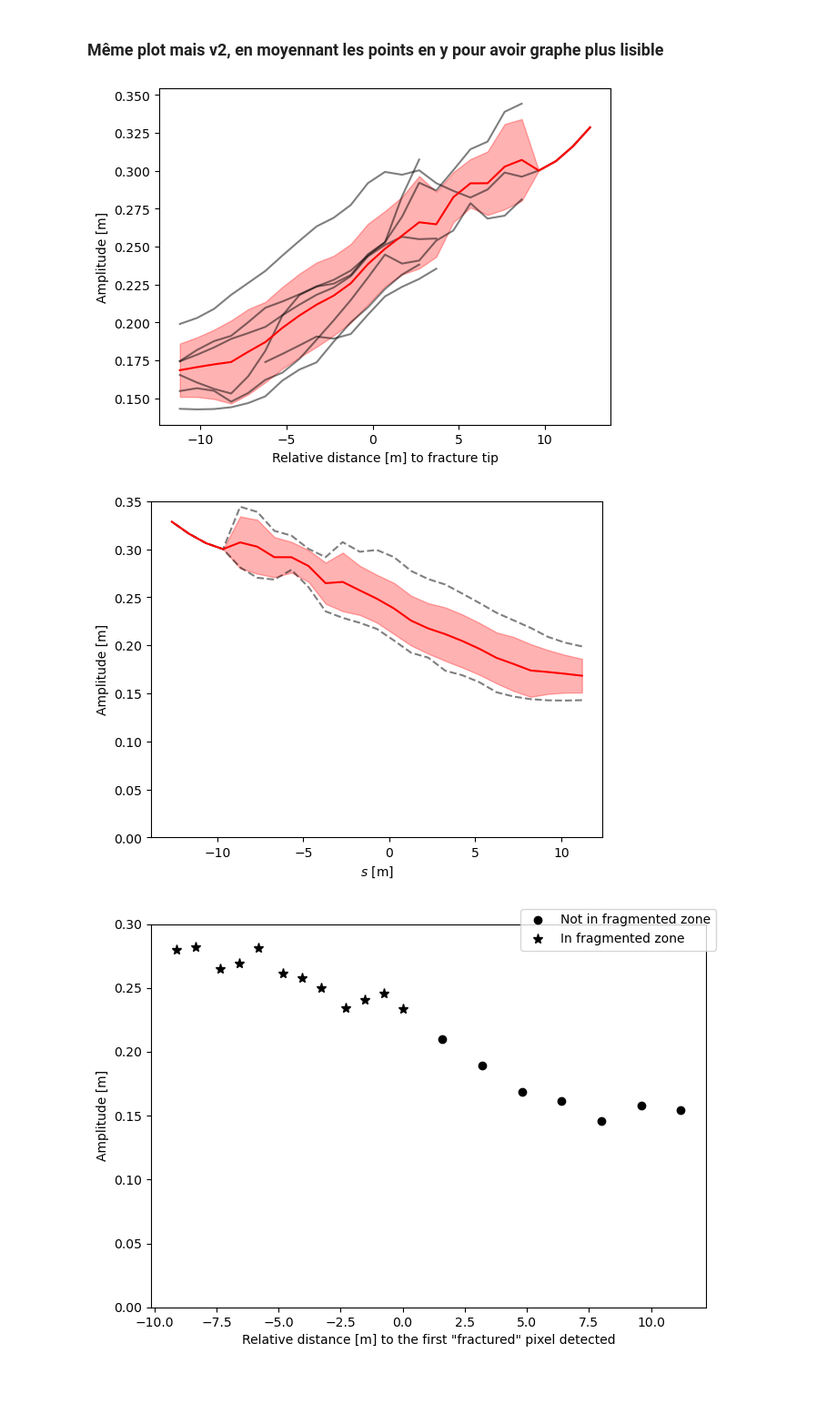
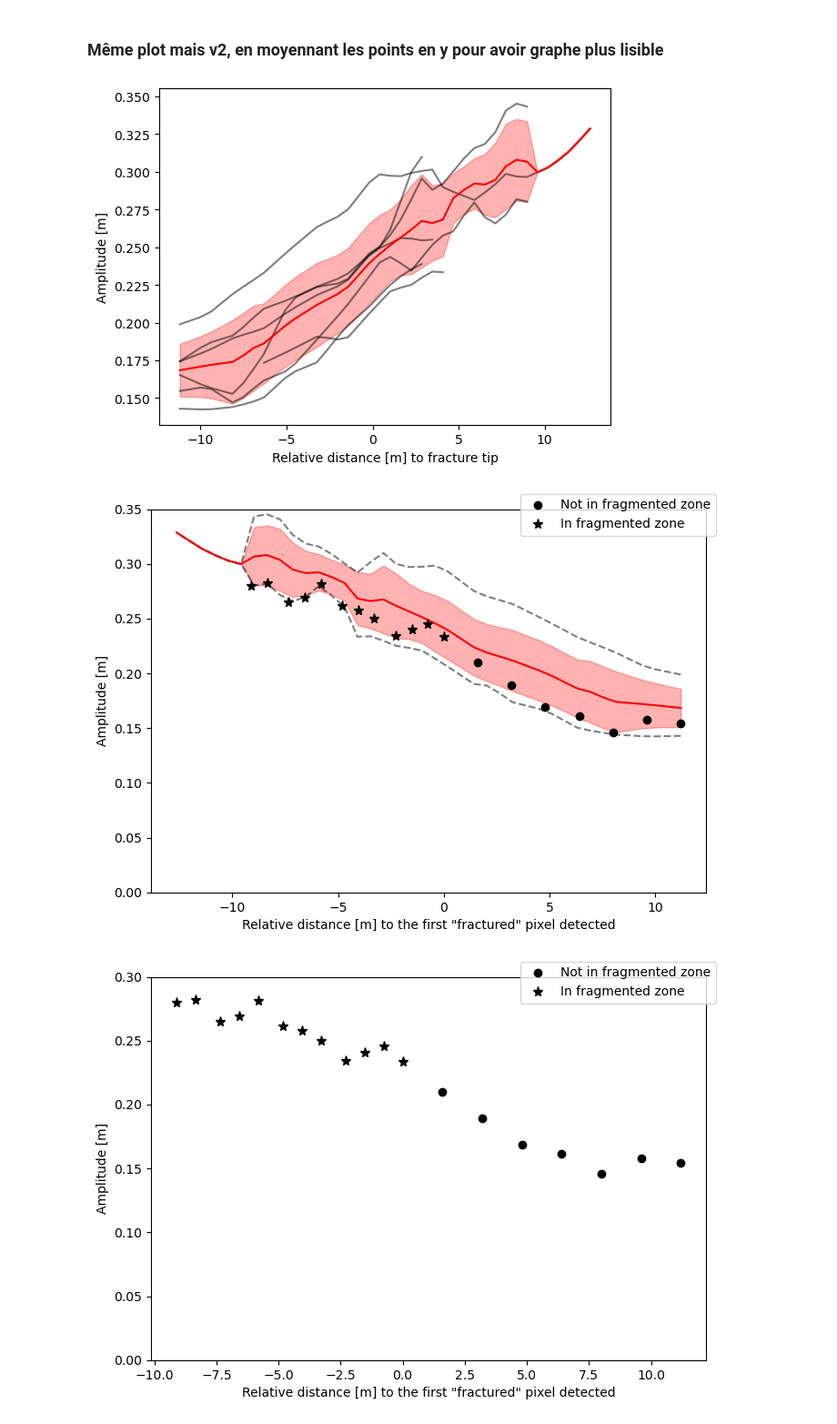
Before and after one commit to Turbotice/icewave, a Jupyter notebook: icewave/vasco/field/SagWin2024/fracture_wake_boat/drones/figures_article/fig_plot_final_kappa.ipynb, the cells around one changed output. Shown at 91% size. Saved outputs shown, nothing was run; the diff lists cells and outputs as text; code cells hidden in the pictures; blank space fills up the shorter version.

```diff
--- a/icewave/vasco/field/SagWin2024/fracture_wake_boat/drones/figures_article/fig_plot_final_kappa.ipynb
+++ b/icewave/vasco/field/SagWin2024/fracture_wake_boat/drones/figures_article/fig_plot_final_kappa.ipynb
@@ -211,7 +211,7 @@ for k in all_datapoints:
     if np.max(x2interp)>all_interpfunctions['xmax_absolute']:
         all_interpfunctions['xmax_absolute'] = np.max(x2interp)
 # %%
-nb_xvals = 25
+nb_xvals = 40
 xvals = np.linspace(all_interpfunctions['xmin_absolute'], all_interpfunctions['xmax_absolute'], nb_xvals)
 xvals2plot = xvals * (1/facq_x)
 
@@ -242,25 +242,57 @@ plt.ylabel('Amplitude [m]')
 plt.xlabel('Relative distance [m] to fracture tip')
 plt.show()
 # %% [output]
-[figure, old version]
+[figure, new version]
 # %%
 # plot pour tester
-plt.figure()
-plt.plot(-xvals2plot, np.nanmax(matrix_interp, axis=0),'--k',alpha=0.5)
-plt.plot(-xvals2plot, np.nanmin(matrix_interp, axis=0),'--k',alpha=0.5)
+fig, ax = plt.subplots(1,1,figsize=(7,5))
+ax.plot(-xvals2plot, np.nanmax(matrix_interp, axis=0),'--k',alpha=0.5)
+ax.plot(-xvals2plot, np.nanmin(matrix_interp, axis=0),'--k',alpha=0.5)
 
 mean_amplitude = np.nanmean(matrix_interp,axis=0)
 std_amplitude = np.nanstd(matrix_interp,axis=0)
 
-plt.plot(-xvals2plot, mean_amplitude, color='r')
-plt.fill_between(- xvals2plot, mean_amplitude-std_amplitude, mean_amplitude+std_amplitude, color='r', alpha=0.3)
-plt.ylabel('Amplitude [m]')
-plt.xlabel(r'$s$ [m]')
-plt.ylim(0, 0.35)
-plt.savefig('C:/Users/Vasco Zanchi/Desktop/presentations/reunions_hebdo/figures_data_article/Ac_vs_s_allcracks_interpolated.pdf', dpi=600)
+ax.plot(-xvals2plot, mean_amplitude, color='r')
+ax.fill_between(- xvals2plot, mean_amplitude-std_amplitude, mean_amplitude+std_amplitude, color='r', alpha=0.3)
+ax.set_ylabel('Amplitude [m]')
+ax.set_xlabel(r'$s$ [m]')
+ax.set_ylim(0, 0.35)
+
+
+
+
+
+
+k = 'dict_single_frac_yind23_xind28'
+
+coord_onfracline_cassee = (-1) * dict_frac[k]['coord_onfracline_cassee']
+coord_onfracline_noncassee = (-1) * dict_frac[k]['coord_onfracline_noncassee']
+array_amplitudes_frac = dict_frac[k]['array_amplitudes_frac']
+array_amplitudes_ref_noncassee = dict_frac[k]['array_amplitudes_ref_noncassee']
+
+
+ax.errorbar(coord_onfracline_noncassee * (1/facq_x), array_amplitudes_ref_noncassee, linestyle='', marker='o', color='k',markersize=6, label='Not in fragmented zone')
+ax.errorbar(coord_onfracline_cassee * (1/facq_x), array_amplitudes_frac, linestyle='', marker='*', color='k',markersize=8, label='In fragmented zone')
+
+
+ax.set_ylabel('Amplitude [m]')
+ax.set_xlabel('Relative distance [m] to the first "fractured" pixel detected')
+
+
+
+
+
+ct+=1
+
+#ax.set_ylim(0,0.3)
+fig.legend()
+fig.tight_layout()
+
+
+plt.savefig('C:/Users/Vasco Zanchi/Desktop/presentations/reunions_hebdo/figures_data_article/Ac_vs_s_allcracks_interpolated_withoneexample.pdf', dpi=600)
 plt.show()
 # %% [output]
-[figure, old version]
+[figure, new version]
 # %%
 k = 'dict_single_frac_yind23_xind28'
 
```
Also changed, not shown: 2 other files.
